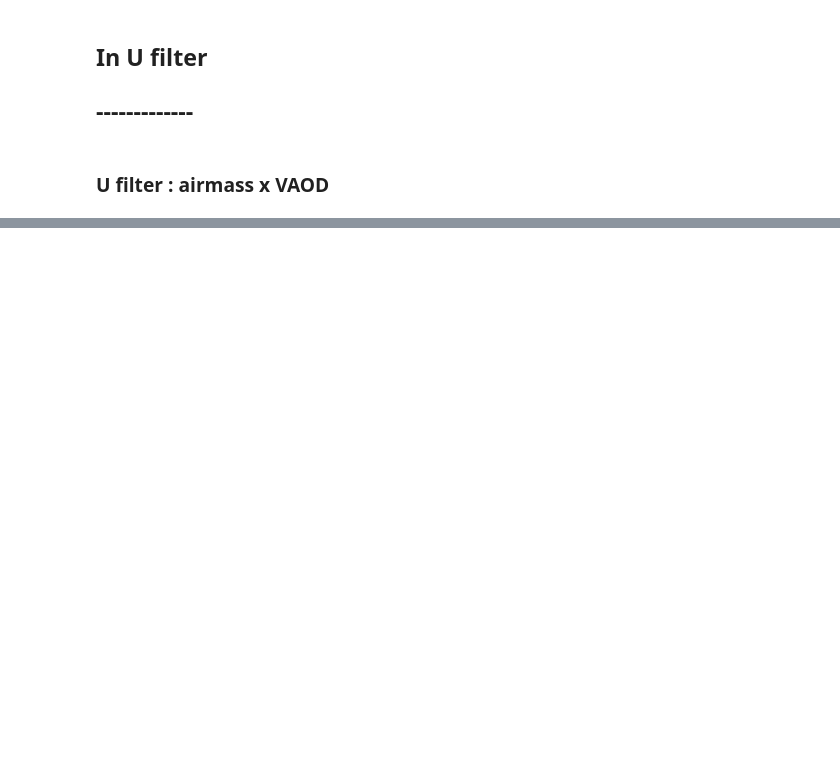
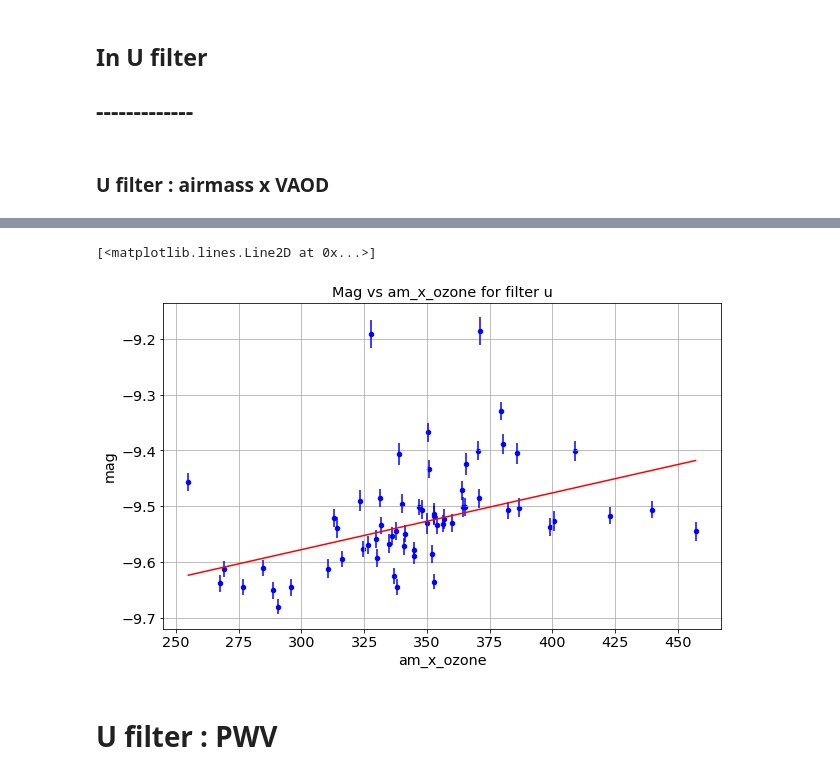
Before and after one commit to LSSTDESC/OpenAtmMiniDataChallenge, a Jupyter notebook: CorrelationSimResultAtmosphere_v2.ipynb, the cells around one changed output, grey strips where cells are left out. Saved outputs shown, nothing was run; the diff lists cells and outputs as text; code cells hidden in the pictures; blank space fills up the shorter version.

```diff
--- a/CorrelationSimResultAtmosphere_v2.ipynb
+++ b/CorrelationSimResultAtmosphere_v2.ipynb
@@ -260,0 +277,4 @@ plt.plot(Xfit,Yfit,'r-')
+# %%
+theX=thedfu2["am_x_ozone"].values
+theY=thedfu2["mag"].values
+theEY=thedfu2["magerr"].values
@@ -260,0 +288,8 @@ plt.plot(Xfit,Yfit,'r-')
+# %%
+thedfu2.plot.scatter(x='am_x_ozone',y='mag',yerr='magerr',title='Mag vs am_x_ozone for filter u',color='b',marker='o',grid=True)
+plt.plot(Xfit,Yfit,'r-')
+# %% [output]
+[<matplotlib.lines.Line2D at 0x...>]
+[figure, added]
+# %% [markdown]
+# U filter : PWV
```
Also changed, not shown: parts of 141 cells of this notebook.
